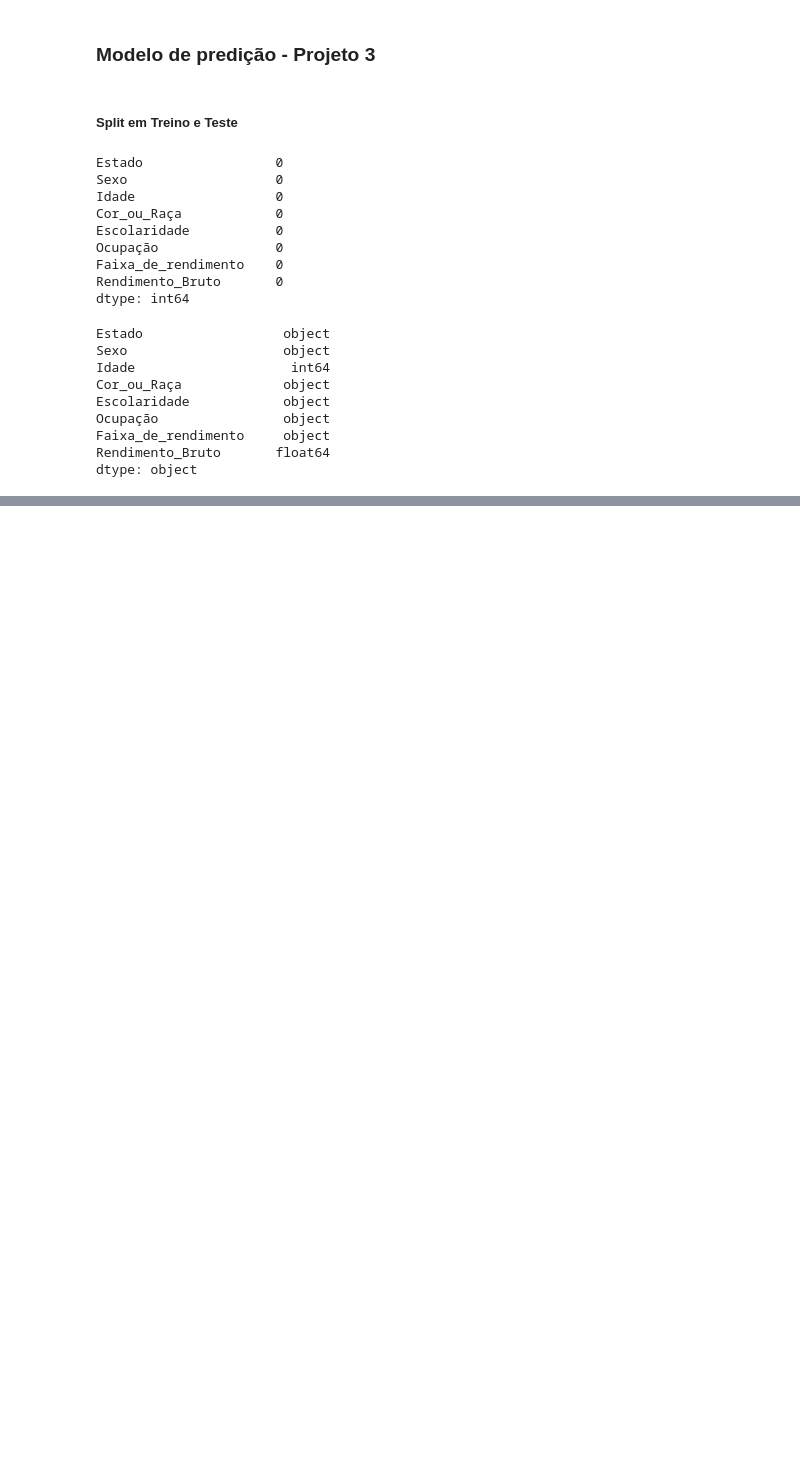
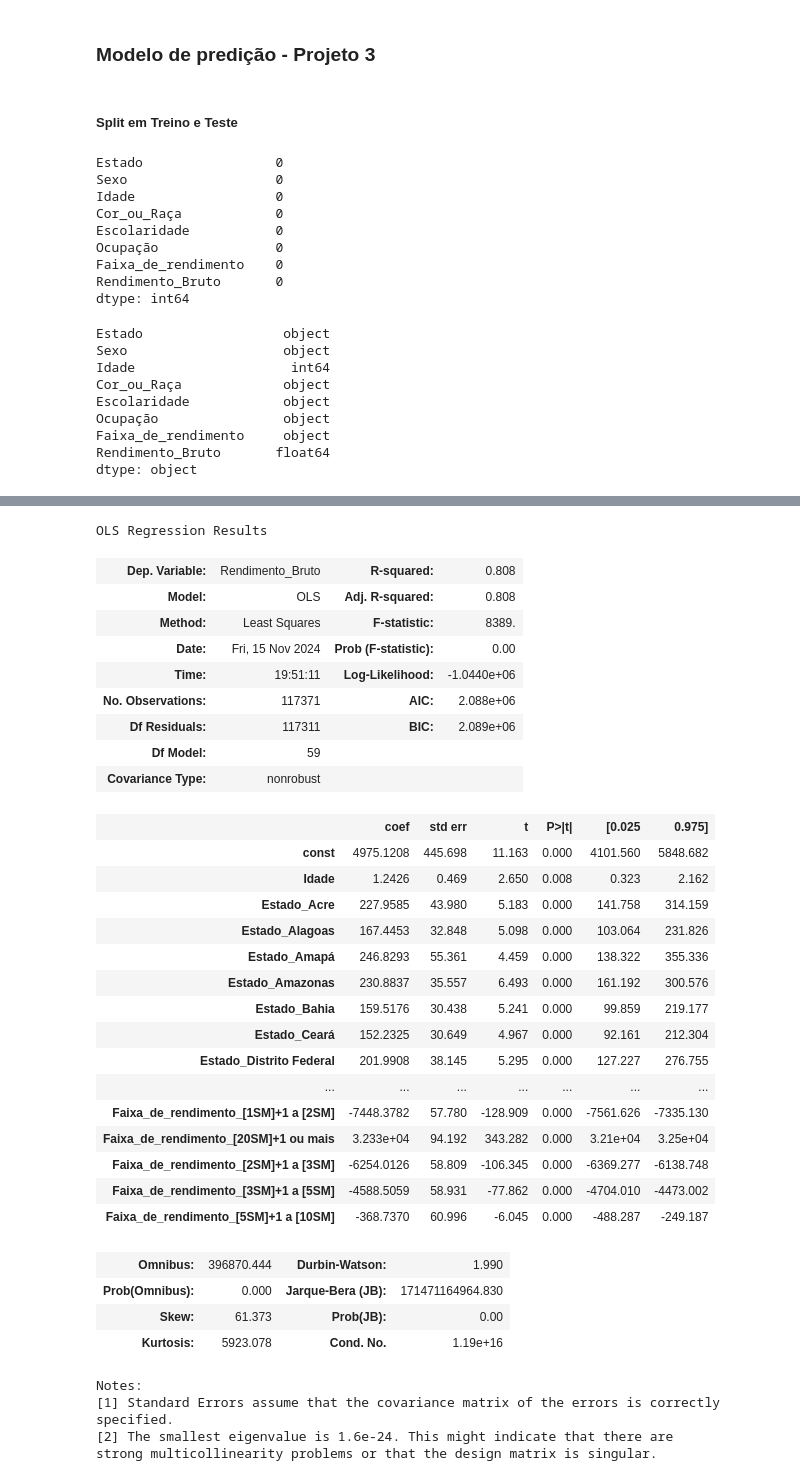
Before and after one commit to jlbrasileiro/Projeto-3---Ci-ncia-dos-Dados---2024.2, a Jupyter notebook: modelo_predicao.ipynb, the cells around one changed output, grey strips where cells are left out. Drawn from its saved outputs; the diff is of its cells as text; code cells hidden in the pictures; blank space fills up the shorter version.

```diff
--- a/modelo_predicao.ipynb
+++ b/modelo_predicao.ipynb
@@ -149,0 +138,42 @@ dados_corrigidos = dados.drop(dados[jovens_adultos].index)
+# %%
+# Remove escolaridade_creche
+
+x_train2 = x_train.drop(columns=["Escolaridade_Creche (disponível apenas no questionário anual de educação)"])
+# %%
+regressao2 = regress(y_train, x_train2)
+regressao2.summary()
+# %% [output]
+OLS Regression Results
+| Dep. Variable: | Rendimento_Bruto | R-squared: | 0.808 |
+| Model: | OLS | Adj. R-squared: | 0.808 |
+| Method: | Least Squares | F-statistic: | 8389. |
+| Date: | Fri, 15 Nov 2024 | Prob (F-statistic): | 0.00 |
+| Time: | 19:51:11 | Log-Likelihood: | -1.0440e+06 |
+| No. Observations: | 117371 | AIC: | 2.088e+06 |
+| Df Residuals: | 117311 | BIC: | 2.089e+06 |
+| Df Model: | 59 |  |  |
+| Covariance Type: | nonrobust |  |  |
+|  | coef | std err | t | P>|t| | [0.025 | 0.975] |
+| const | 4975.1208 | 445.698 | 11.163 | 0.000 | 4101.560 | 5848.682 |
+| Idade | 1.2426 | 0.469 | 2.650 | 0.008 | 0.323 | 2.162 |
+| Estado_Acre | 227.9585 | 43.980 | 5.183 | 0.000 | 141.758 | 314.159 |
+| Estado_Alagoas | 167.4453 | 32.848 | 5.098 | 0.000 | 103.064 | 231.826 |
+| Estado_Amapá | 246.8293 | 55.361 | 4.459 | 0.000 | 138.322 | 355.336 |
+| Estado_Amazonas | 230.8837 | 35.557 | 6.493 | 0.000 | 161.192 | 300.576 |
+| Estado_Bahia | 159.5176 | 30.438 | 5.241 | 0.000 | 99.859 | 219.177 |
+| Estado_Ceará | 152.2325 | 30.649 | 4.967 | 0.000 | 92.161 | 212.304 |
+| Estado_Distrito Federal | 201.9908 | 38.145 | 5.295 | 0.000 | 127.227 | 276.755 |
+| ... | ... | ... | ... | ... | ... | ... |
+| Faixa_de_rendimento_[1SM]+1 a [2SM] | -7448.3782 | 57.780 | -128.909 | 0.000 | -7561.626 | -7335.130 |
+| Faixa_de_rendimento_[20SM]+1 ou mais | 3.233e+04 | 94.192 | 343.282 | 0.000 | 3.21e+04 | 3.25e+04 |
+| Faixa_de_rendimento_[2SM]+1 a [3SM] | -6254.0126 | 58.809 | -106.345 | 0.000 | -6369.277 | -6138.748 |
+| Faixa_de_rendimento_[3SM]+1 a [5SM] | -4588.5059 | 58.931 | -77.862 | 0.000 | -4704.010 | -4473.002 |
+| Faixa_de_rendimento_[5SM]+1 a [10SM] | -368.7370 | 60.996 | -6.045 | 0.000 | -488.287 | -249.187 |
+| Omnibus: | 396870.444 | Durbin-Watson: | 1.990 |
+| Prob(Omnibus): | 0.000 | Jarque-Bera (JB): | 171471164964.830 |
+| Skew: | 61.373 | Prob(JB): | 0.00 |
+| Kurtosis: | 5923.078 | Cond. No. | 1.19e+16 |
+Notes:
+[1] Standard Errors assume that the covariance matrix of the errors is correctly specified.
+[2] The smallest eigenvalue is 1.6e-24. This might indicate that there are
+strong multicollinearity problems or that the design matrix is singular.
```
Also changed, not shown: parts of 15 cells of this notebook.
